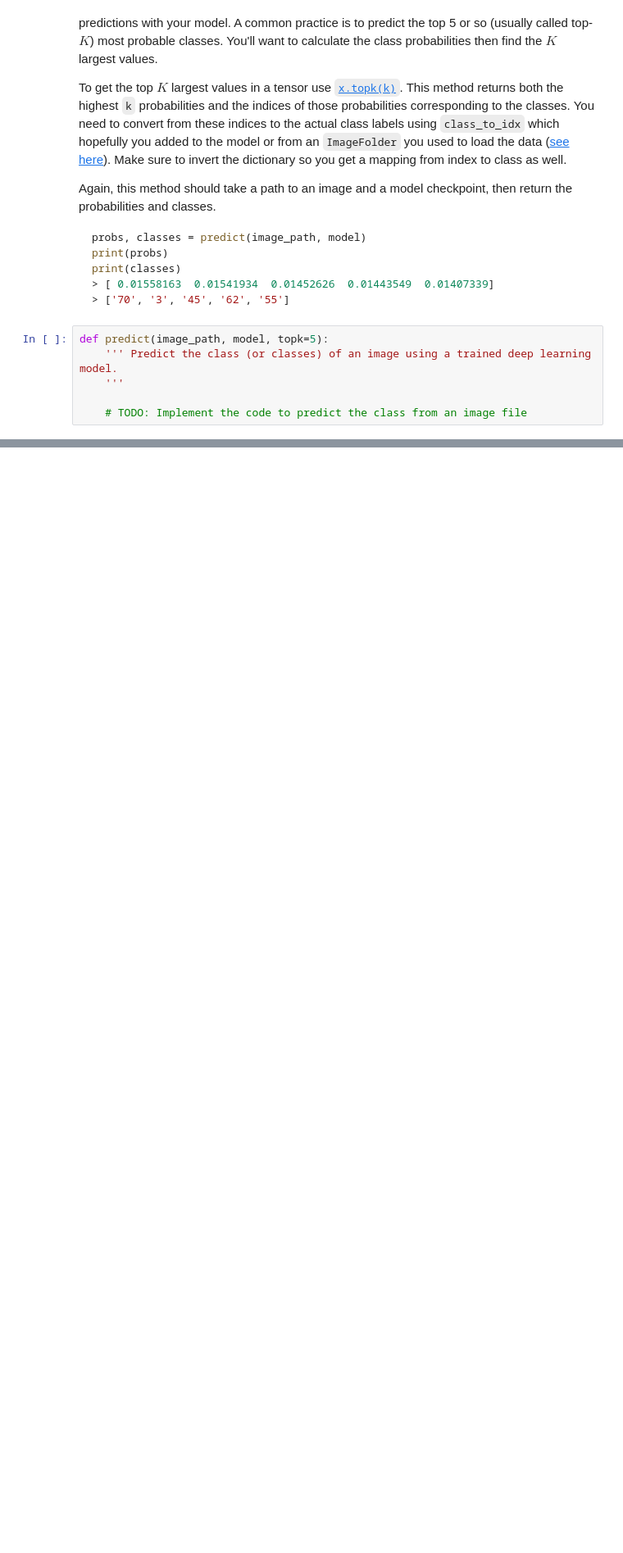
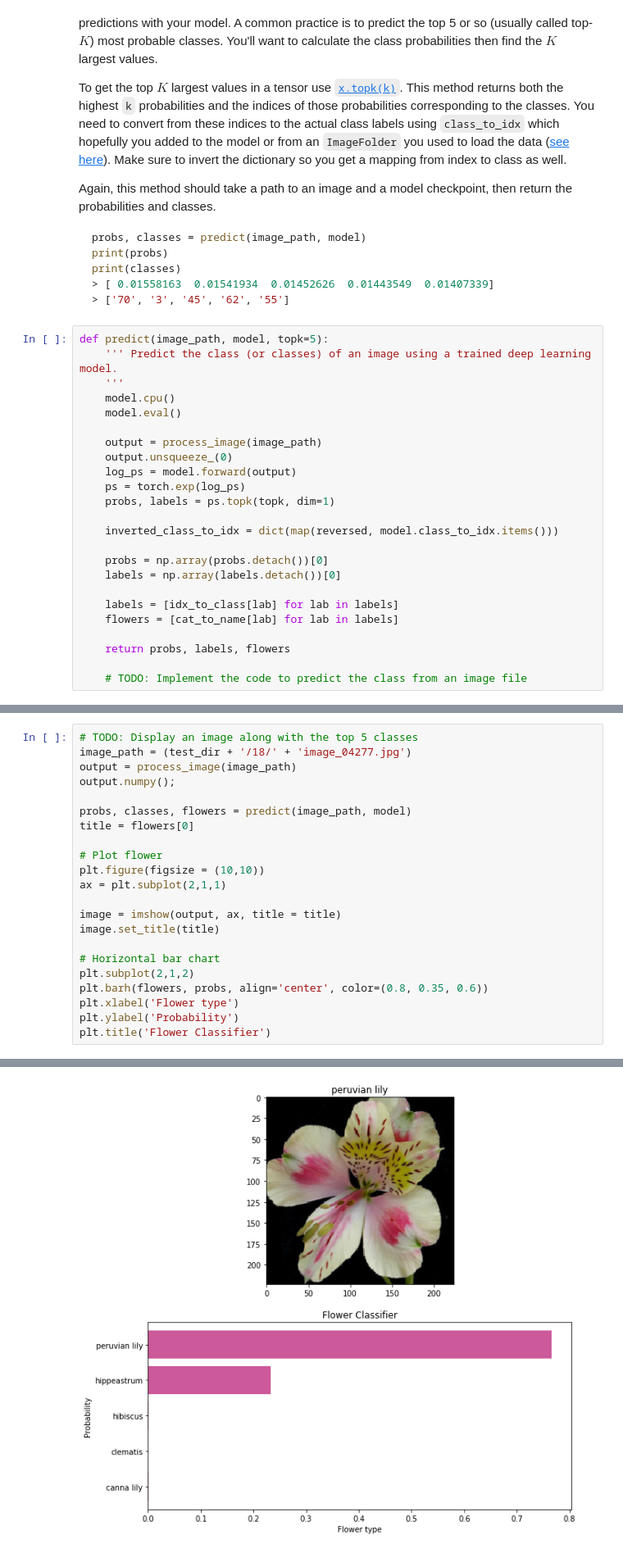
Before and after one commit to sianmcdonald/image_class, a Jupyter notebook: Image Classifier Project.ipynb, the cells around one changed output, grey strips where cells are left out. Shown: that part at 82% size. Cells and saved outputs as stored; diff of their text form; blank space fills up the shorter version.

```diff
--- a/Image Classifier Project.ipynb
+++ b/Image Classifier Project.ipynb
@@ -356,5 +401,23 @@ print(classes)
 def predict(image_path, model, topk=5):
     ''' Predict the class (or classes) of an image using a trained deep learning model.
     '''
+    model.cpu()
+    model.eval()
+
+    output = process_image(image_path)
+    output.unsqueeze_(0)
+    log_ps = model.forward(output)
+    ps = torch.exp(log_ps)
+    probs, labels = ps.topk(topk, dim=1)
+
+    inverted_class_to_idx = dict(map(reversed, model.class_to_idx.items()))
+
+    probs = np.array(probs.detach())[0]
+    labels = np.array(labels.detach())[0]
+
+    labels = [idx_to_class[lab] for lab in labels]
+    flowers = [cat_to_name[lab] for lab in labels]
+
+    return probs, labels, flowers
 
     # TODO: Implement the code to predict the class from an image file
@@ -370,0 +439,23 @@ You can convert from the class integer encoding to actual flower names with the
+# %%
+# TODO: Display an image along with the top 5 classes
+image_path = (test_dir + '/18/' + 'image_04277.jpg')
+output = process_image(image_path)
+output.numpy();
+
+probs, classes, flowers = predict(image_path, model)
+title = flowers[0]
+
+# Plot flower
+plt.figure(figsize = (10,10))
+ax = plt.subplot(2,1,1)
+
+image = imshow(output, ax, title = title)
+image.set_title(title)
+
+# Horizontal bar chart
+plt.subplot(2,1,2)
+plt.barh(flowers, probs, align='center', color=(0.8, 0.35, 0.6))
+plt.xlabel('Flower type')
+plt.ylabel('Probability')
+plt.title('Flower Classifier')
+# %% [output]
@@ -370,0 +463 @@ You can convert from the class integer encoding to actual flower names with the
+[figure, added]
```
Also changed, not shown: parts of 24 cells of this notebook.
